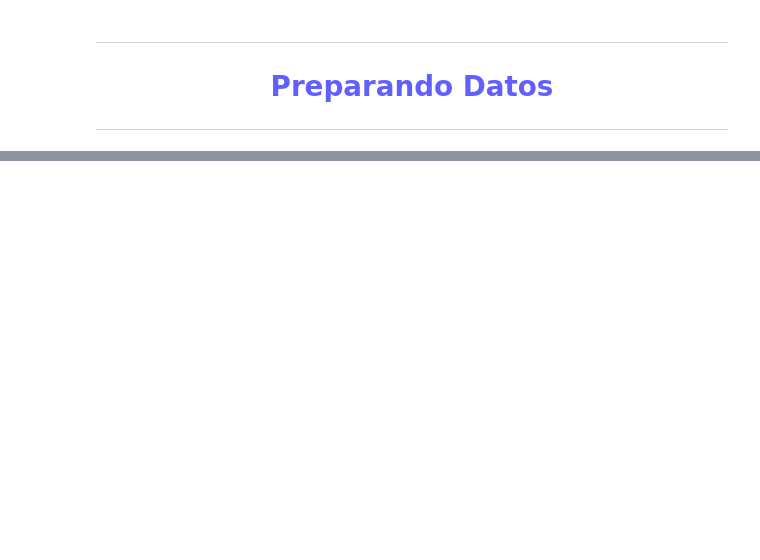
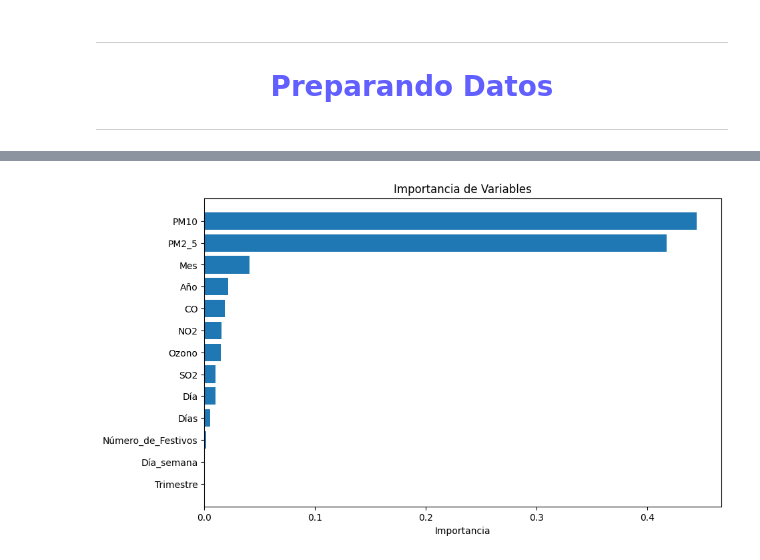
Before and after one commit to r2x4/aprendiendo_machine, a Jupyter notebook: machine.ipynb, the cells around one changed output, grey strips where cells are left out. Cells and saved outputs as stored; diff of their text form; code cells hidden in the pictures; blank space fills up the shorter version.

```diff
--- a/machine.ipynb
+++ b/machine.ipynb
@@ -261,0 +266,9 @@ RMSE: 141.364
+# %%
+datos_air['Año'] = datos_air['Fecha'].dt.year
+datos_air['Mes'] = datos_air['Fecha'].dt.month
+datos_air['Día'] = datos_air['Fecha'].dt.day
+datos_air['Día_semana'] = datos_air['Fecha'].dt.dayofweek
+datos_air['Trimestre'] = datos_air['Fecha'].dt.quarter
+# %%
+X = datos_air.drop(columns=['Índice_Calidad_Aire', 'Fecha'])
+y = datos_air['Índice_Calidad_Aire']
@@ -261,0 +297,15 @@ RMSE: 141.364
+# %%
+import xgboost as xgb
+from sklearn.metrics import mean_squared_error, r2_score
+import numpy as np
+
+modelo = xgb.XGBRegressor(random_state=42)
+modelo.fit(X_train, y_train)
+
+y_pred = modelo.predict(X_test)
+
+rmse = np.sqrt(mean_squared_error(y_test, y_pred))
+r2 = modelo.score(X_test, y_test)
+
+print(f'RMSE: {rmse:.2f}')
+print(f'R2: {r2:.2f}')
@@ -261,0 +361,22 @@ RMSE: 141.364
+# %%
+import matplotlib.pyplot as plt
+import xgboost as xgb
+
+# Extraer importancia de variables
+importancia = best_model.feature_importances_
+
+# Crear DataFrame para mejor visualización
+import pandas as pd
+features = X_train.columns
+df_importancia = pd.DataFrame({'Variable': features, 'Importancia': importancia})
+df_importancia = df_importancia.sort_values(by='Importancia', ascending=False)
+
+# Graficar
+plt.figure(figsize=(10,6))
+plt.barh(df_importancia['Variable'], df_importancia['Importancia'])
+plt.gca().invert_yaxis()
+plt.title('Importancia de Variables')
+plt.xlabel('Importancia')
+plt.show()
+# %% [output]
+[figure, added]
```
Also changed, not shown: parts of 30 cells of this notebook.
